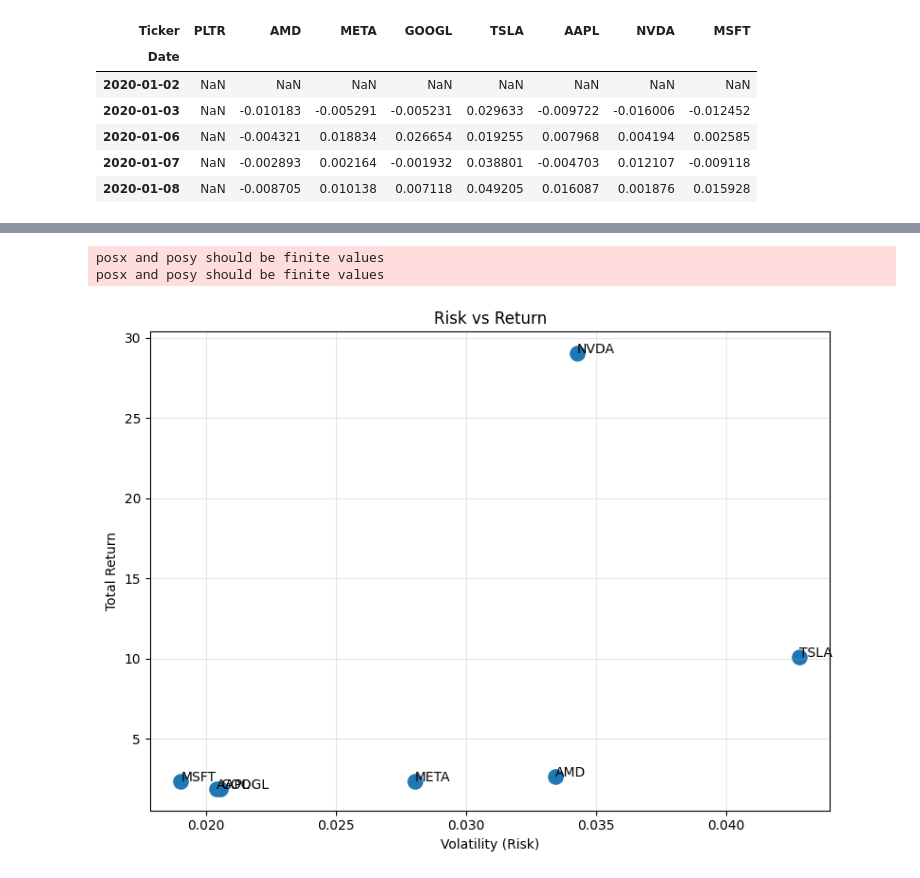
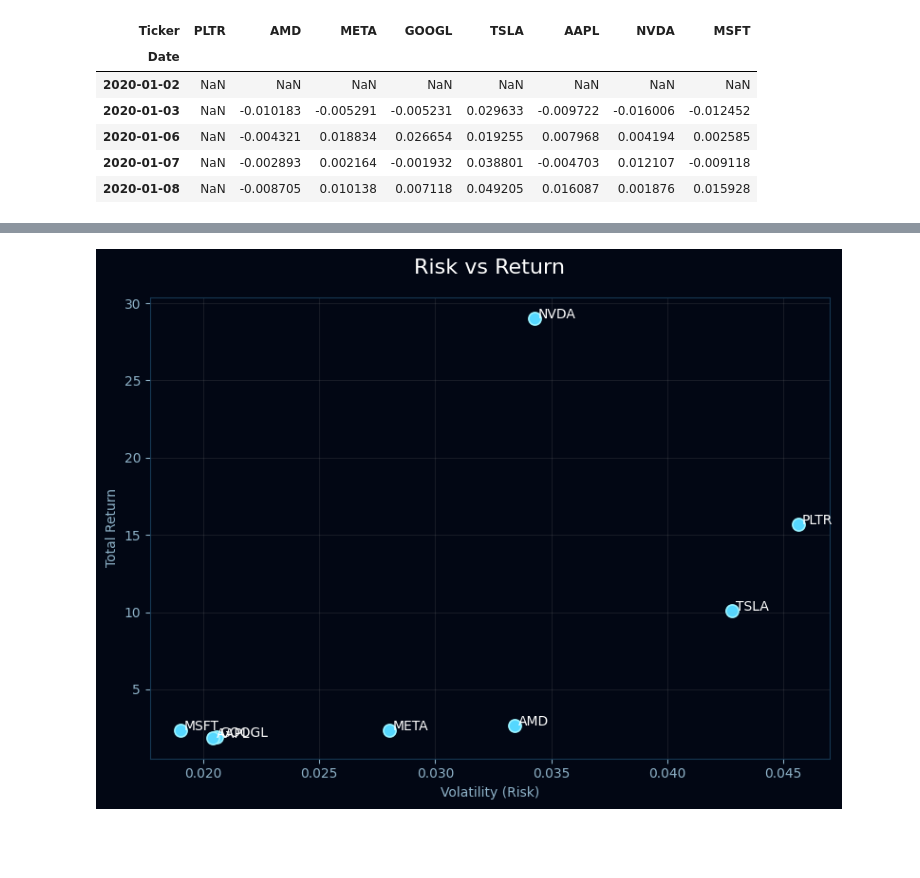
Before and after one commit to seryuiroke/priced-in, a Jupyter notebook: notebooks/02_exploratory_analysis.ipynb, the cells around one changed output, grey strips where cells are left out. Drawn from its saved outputs; the diff is of its cells as text; code cells hidden in the pictures; blank space fills up the shorter version.

```diff
--- a/notebooks/02_exploratory_analysis.ipynb
+++ b/notebooks/02_exploratory_analysis.ipynb
@@ -125,32 +163,65 @@ plt.show()
 # %%
 plt.figure(figsize=(8,6))
+
+ax = plt.gca()
+
+ax.set_facecolor("#020714")
+plt.gcf().patch.set_facecolor("#020714")
 
 plt.scatter(
     summary["Volatility"],
     summary["Total Return"],
-    s=120
+    s=90,
+    color="#55d7ff",
+    edgecolors="#9cf3ff",
+    linewidth=1.2
 )
 
 for ticker in summary.index:
     plt.text(
-        summary.loc[ticker, "Volatility"],
+        summary.loc[ticker, "Volatility"] + 0.00015,
         summary.loc[ticker, "Total Return"],
         ticker,
-        fontsize=10
+        fontsize=10,
+        color="white"
     )
 
-plt.xlabel("Volatility (Risk)")
-plt.ylabel("Total Return")
-plt.title("Risk vs Return")
+plt.title(
+    "Risk vs Return",
+    color="white",
+    fontsize=16,
+    pad=18
+)
 
-plt.grid(alpha=0.3)
+plt.xlabel(
+    "Volatility (Risk)",
+    color="#8fb3c9"
+)
+
+plt.ylabel(
+    "Total Return",
+    color="#8fb3c9"
+)
+
+plt.tick_params(colors="#8fb3c9")
+
+for spine in ax.spines.values():
+    spine.set_color("#173a55")
+
+plt.grid(alpha=0.12)
 
 plt.tight_layout()
+
+plt.savefig(
+    "../docs/risk_vs_return.png",
+    dpi=220,
+    bbox_inches="tight",
+    facecolor="#020714"
+)
+
 plt.show()
 # %% [output]
-posx and posy should be finite values
-posx and posy should be finite values
-[figure, old version]
+[figure, new version]
 # %%
 tickers = [
     "AAPL",
```
Also changed, not shown: parts of 4 cells of this notebook, 6 other files.
